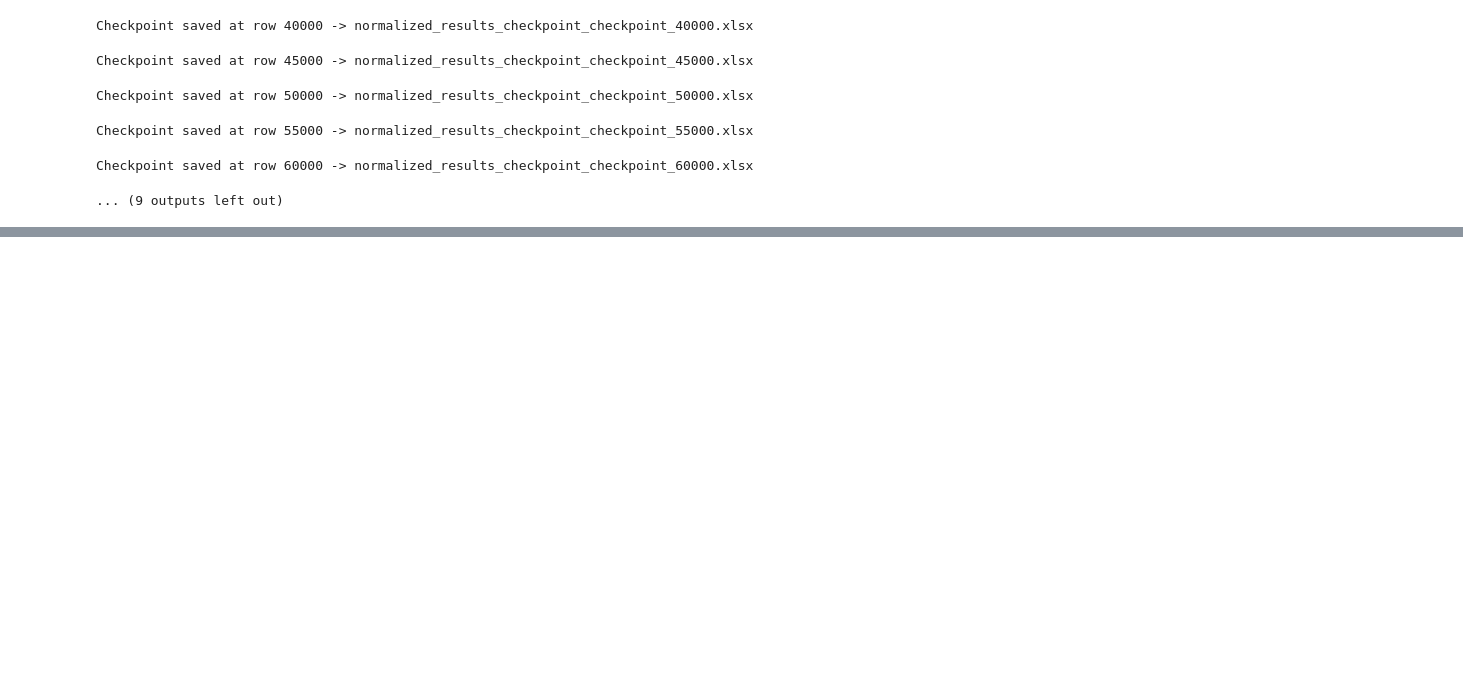
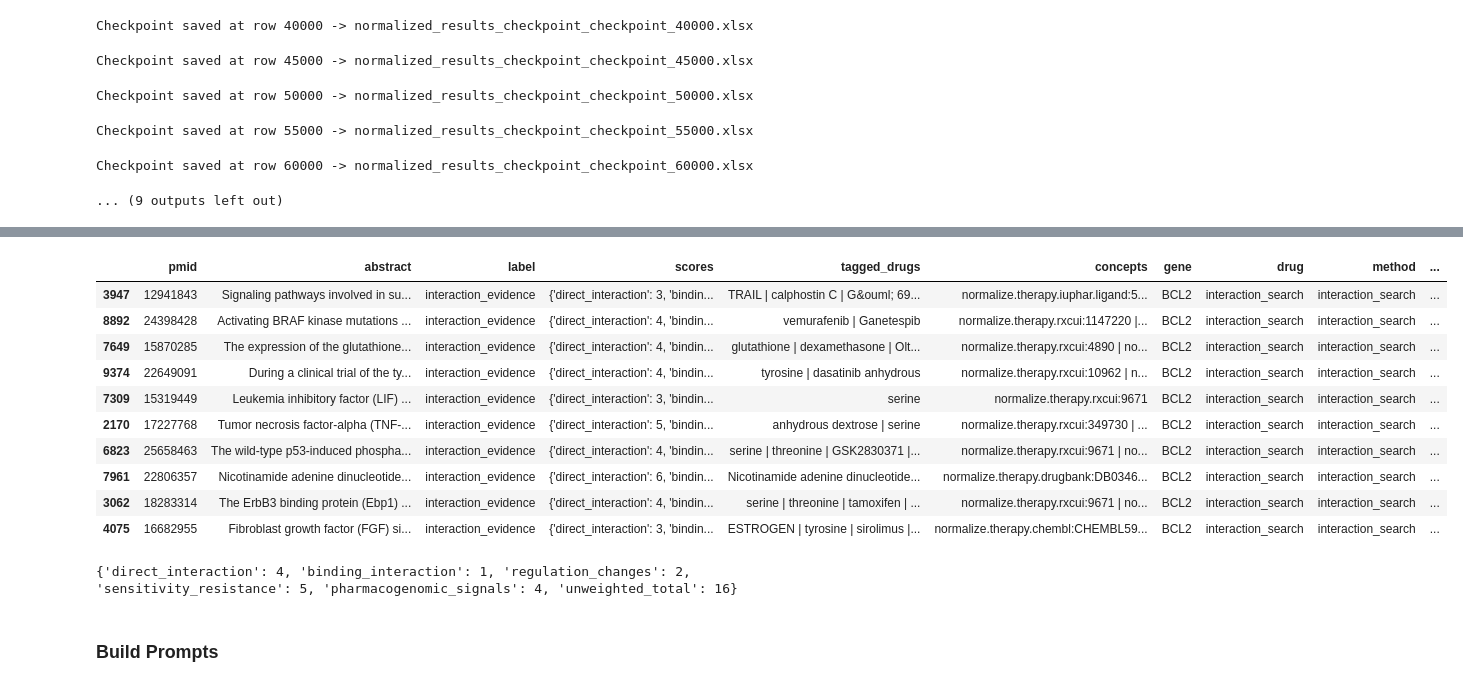
Before and after one commit to mcannon068nw/clinical-score-2, a Jupyter notebook: research/example-5.ipynb, the cells around one changed output, grey strips where cells are left out. Saved outputs shown, nothing was run; the diff lists cells and outputs as text; code cells hidden in the pictures; blank space fills up the shorter version.

```diff
--- a/research/example-5.ipynb
+++ b/research/example-5.ipynb
@@ -164,0 +239,4 @@ Checkpoint saved at row 60000 -> normalized_results_checkpoint_checkpoint_60000.
+# %%
+tdf = score.load_pmid_assessments(f'2025-08-25_BCL2.zip', 'interaction_search')
+tdf = tdf[tdf['label']=='interaction_evidence'].reset_index(drop=True)
+tdf
@@ -164,0 +257,39 @@ Checkpoint saved at row 60000 -> normalized_results_checkpoint_checkpoint_60000.
+# %%
+def unpack_total(score):
+    if type(score) is float:
+        return 0
+    if score is None:
+        return 0
+    return ast.literal_eval(score)['unweighted_total']
+
+def unpack_regulation(score):
+    if type(score) is float:
+        return 0
+    if score is None:
+        return 0
+    return ast.literal_eval(score)['regulation_changes']
+
+tdf['total_interaction_evidence'] = tdf['scores'].apply(unpack_total)
+tdf['total_regulation_evidence'] = tdf['scores'].apply(unpack_total)
+
+
+tdf.sort_values(by='total_regulation_evidence', ascending=False)[0:10]
+# %% [output]
+|  | pmid | abstract | label | scores | tagged_drugs | concepts | gene | drug | method | ... |
+| 3947 | 12941843 | Signaling pathways involved in su... | interaction_evidence | {'direct_interaction': 3, 'bindin... | TRAIL | calphostin C | G&ouml; 69... | normalize.therapy.iuphar.ligand:5... | BCL2 | interaction_search | interaction_search | ... |
+| 8892 | 24398428 | Activating BRAF kinase mutations ... | interaction_evidence | {'direct_interaction': 4, 'bindin... | vemurafenib | Ganetespib | normalize.therapy.rxcui:1147220 |... | BCL2 | interaction_search | interaction_search | ... |
+| 7649 | 15870285 | The expression of the glutathione... | interaction_evidence | {'direct_interaction': 4, 'bindin... | glutathione | dexamethasone | Olt... | normalize.therapy.rxcui:4890 | no... | BCL2 | interaction_search | interaction_search | ... |
+| 9374 | 22649091 | During a clinical trial of the ty... | interaction_evidence | {'direct_interaction': 4, 'bindin... | tyrosine | dasatinib anhydrous | normalize.therapy.rxcui:10962 | n... | BCL2 | interaction_search | interaction_search | ... |
+| 7309 | 15319449 | Leukemia inhibitory factor (LIF) ... | interaction_evidence | {'direct_interaction': 3, 'bindin... | serine | normalize.therapy.rxcui:9671 | BCL2 | interaction_search | interaction_search | ... |
+| 2170 | 17227768 | Tumor necrosis factor-alpha (TNF-... | interaction_evidence | {'direct_interaction': 5, 'bindin... | anhydrous dextrose | serine | normalize.therapy.rxcui:349730 | ... | BCL2 | interaction_search | interaction_search | ... |
+| 6823 | 25658463 | The wild-type p53-induced phospha... | interaction_evidence | {'direct_interaction': 4, 'bindin... | serine | threonine | GSK2830371 |... | normalize.therapy.rxcui:9671 | no... | BCL2 | interaction_search | interaction_search | ... |
+| 7961 | 22806357 | Nicotinamide adenine dinucleotide... | interaction_evidence | {'direct_interaction': 6, 'bindin... | Nicotinamide adenine dinucleotide... | normalize.therapy.drugbank:DB0346... | BCL2 | interaction_search | interaction_search | ... |
+| 3062 | 18283314 | The ErbB3 binding protein (Ebp1) ... | interaction_evidence | {'direct_interaction': 4, 'bindin... | serine | threonine | tamoxifen | ... | normalize.therapy.rxcui:9671 | no... | BCL2 | interaction_search | interaction_search | ... |
+| 4075 | 16682955 | Fibroblast growth factor (FGF) si... | interaction_evidence | {'direct_interaction': 3, 'bindin... | ESTROGEN | tyrosine | sirolimus |... | normalize.therapy.chembl:CHEMBL59... | BCL2 | interaction_search | interaction_search | ... |
+# %%
+position = 1
+print(tdf.sort_values(by='total_interaction_evidence', ascending=False).reset_index(drop=True)['scores'][position])
+# %% [output]
+{'direct_interaction': 4, 'binding_interaction': 1, 'regulation_changes': 2, 'sensitivity_resistance': 5, 'pharmacogenomic_signals': 4, 'unweighted_total': 16}
+# %% [markdown]
+### Build Prompts
```
Also changed, not shown: parts of 34 cells of this notebook, 1 other file.
